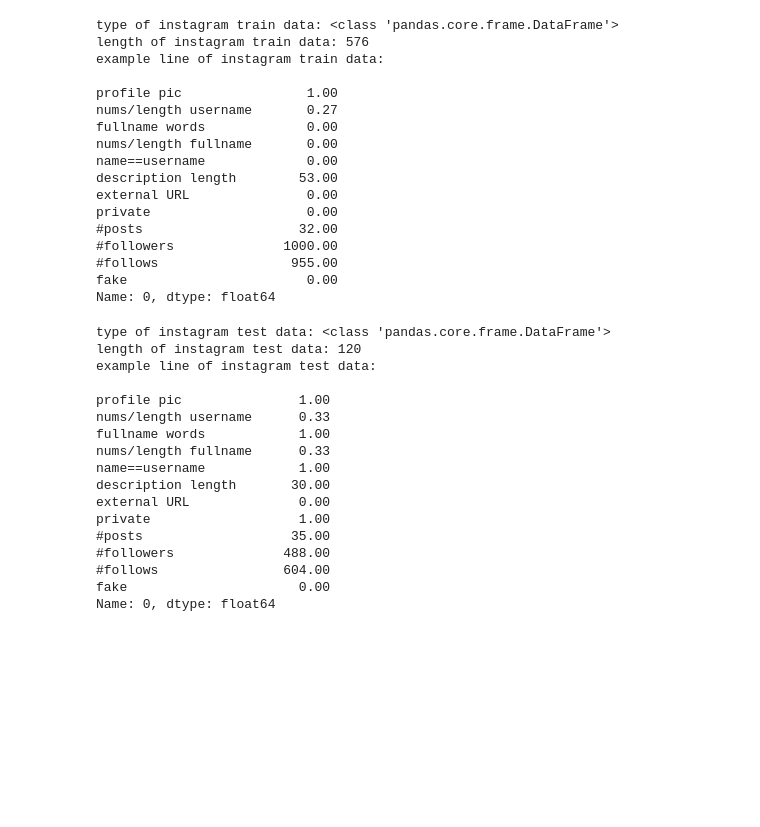
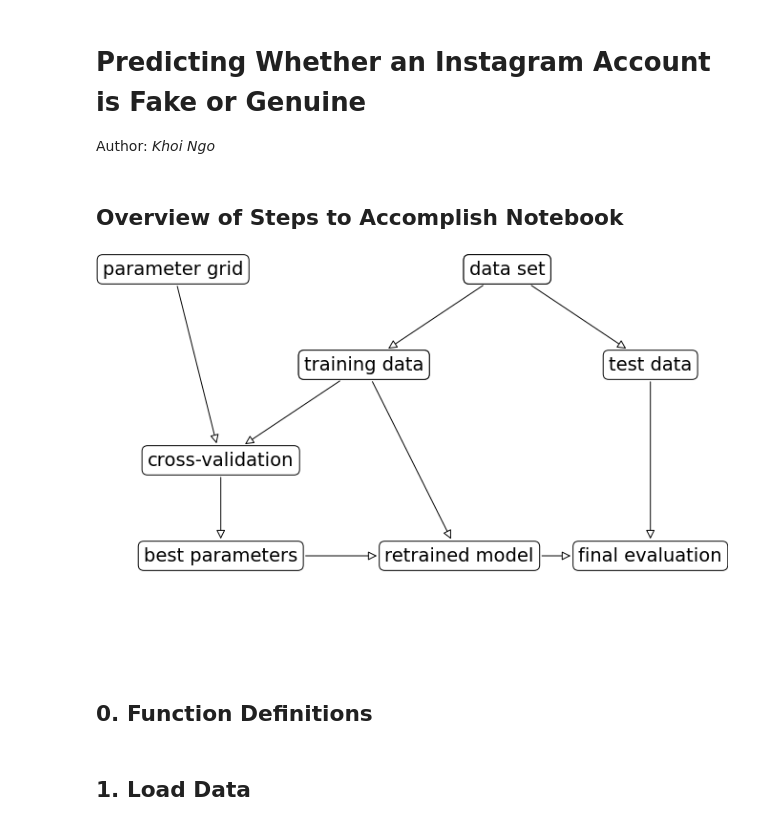
Before and after one commit to khoi16ngo/InstragramFakeOrGenuine, a Jupyter notebook: instagram_fake.ipynb, the cells around one changed output. Saved outputs shown, nothing was run; the diff lists cells and outputs as text; code cells hidden in the pictures; blank space fills up the shorter version.

Commit message:
finish loading data and gridsearch

```diff
--- a/instagram_fake.ipynb
+++ b/instagram_fake.ipynb
@@ -1,57 +1,18 @@
+# %% [markdown]
+# Predicting Whether an Instagram Account is Fake or Genuine
+
+Author: *Khoi Ngo*
 # %%
 import numpy as np
 import pandas as pd
 import matplotlib.pyplot as plt
 import seaborn as sns
-# %%
-from sklearn.datasets import load_files
-
-train_data = pd.read_csv('data/train.csv', header = 0)
-
-print("type of instagram train data: {}".format(type(train_data)))
-print("length of instagram train data: {}".format(len(train_data)))
-print("example line of instagram train data:\n")
-print(train_data.iloc[0])
-# %% [output]
-type of instagram train data: <class 'pandas.core.frame.DataFrame'>
-length of instagram train data: 576
-example line of instagram train data:
-
-profile pic                1.00
-nums/length username       0.27
-fullname words             0.00
-nums/length fullname       0.00
-name==username             0.00
-description length        53.00
-external URL               0.00
-private                    0.00
-#posts                    32.00
-#followers              1000.00
-#follows                 955.00
-fake                       0.00
-Name: 0, dtype: float64
-# %%
-test_data = pd.read_csv('data/test.csv', header = 0)
-
-print("type of instagram test data: {}".format(type(test_data)))
-print("length of instagram test data: {}".format(len(test_data)))
-print("example line of instagram test data:\n")
-print(test_data.iloc[0])
-# %% [output]
-type of instagram test data: <class 'pandas.core.frame.DataFrame'>
-length of instagram test data: 120
-example line of instagram test data:
-
-profile pic               1.00
-nums/length username      0.33
-fullname words            1.00
-nums/length fullname      0.33
-name==username            1.00
-description length       30.00
-external URL              0.00
-private                   1.00
-#posts                   35.00
-#followers              488.00
-#follows                604.00
-fake                      0.00
-Name: 0, dtype: float64
+# %% [markdown]
+## Overview of Steps to Accomplish Notebook
+# %%
+import mglearn
+mglearn.plots.plot_grid_search_overview()
+# %% [output]
+[figure, added]
+# %% [markdown]
+## 0. Function Definitions
@@ -57,0 +148,2 @@ Name: 0, dtype: float64
+# %% [markdown]
+## 1. Load Data
```
Also changed, not shown: parts of 33 cells of this notebook.
